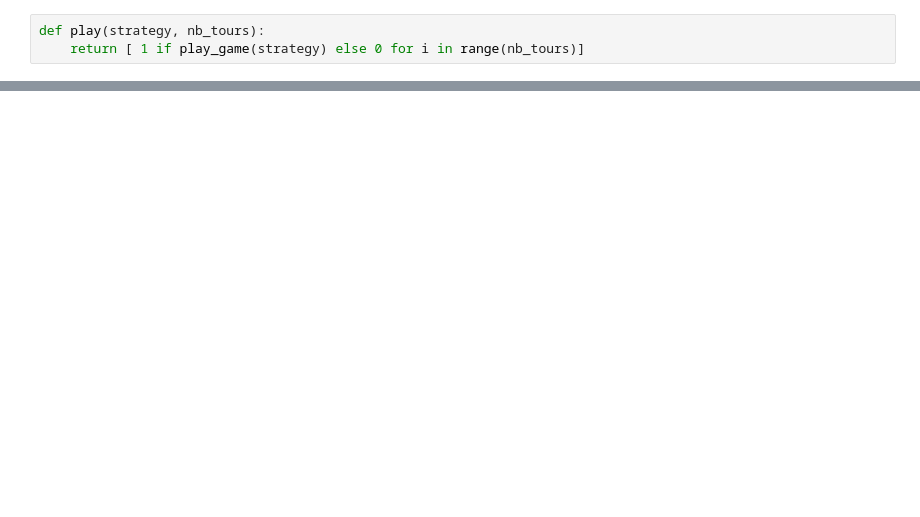
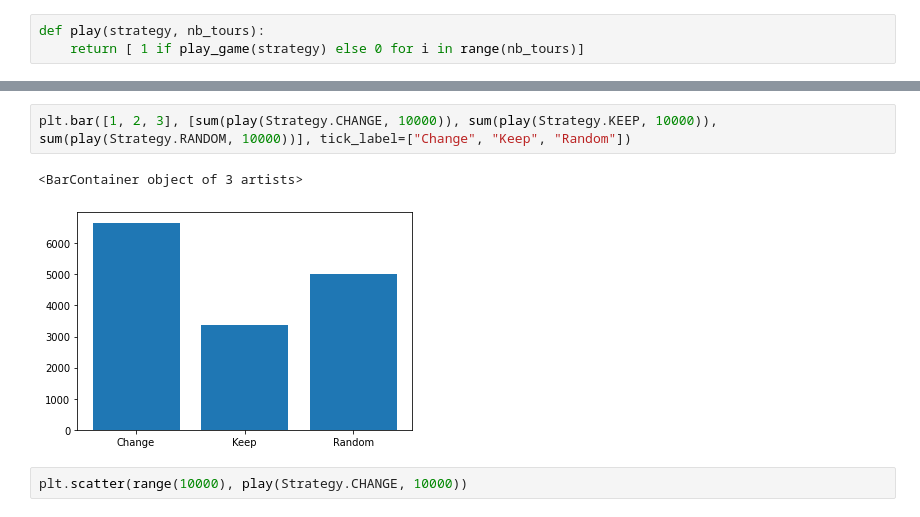
Before and after one commit to samirhinojosa/courses-codes, a Jupyter notebook: cours/projecttwo/notebooks/montyhallproblem.ipynb, the cells around one changed output, grey strips where cells are left out. Drawn from its saved outputs; the diff is of its cells as text; blank space fills up the shorter version.

```diff
--- a/cours/projecttwo/notebooks/montyhallproblem.ipynb
+++ b/cours/projecttwo/notebooks/montyhallproblem.ipynb
@@ -51,0 +69,7 @@ plt.plot(play(Strategy.CHANGE, 20))
+# %%
+plt.bar([1, 2, 3], [sum(play(Strategy.CHANGE, 10000)), sum(play(Strategy.KEEP, 10000)), sum(play(Strategy.RANDOM, 10000))], tick_label=["Change", "Keep", "Random"])
+# %% [output]
+<BarContainer object of 3 artists>
+[figure, added]
+# %%
+plt.scatter(range(10000), play(Strategy.CHANGE, 10000))
```
Also changed, not shown: parts of 10 cells of this notebook, 2 other files.
